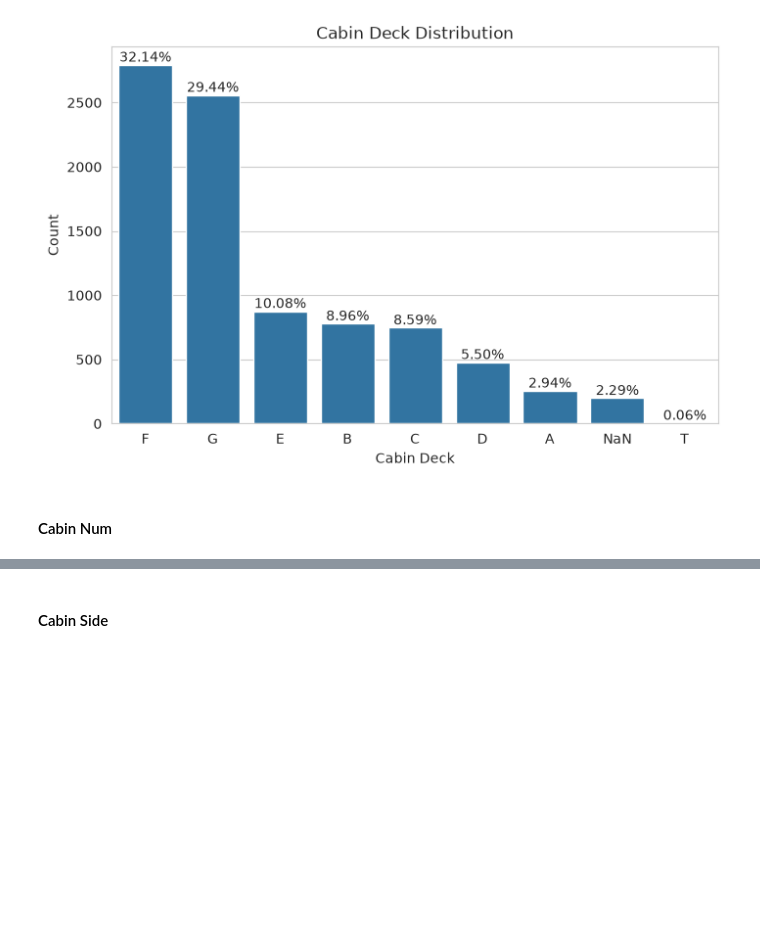
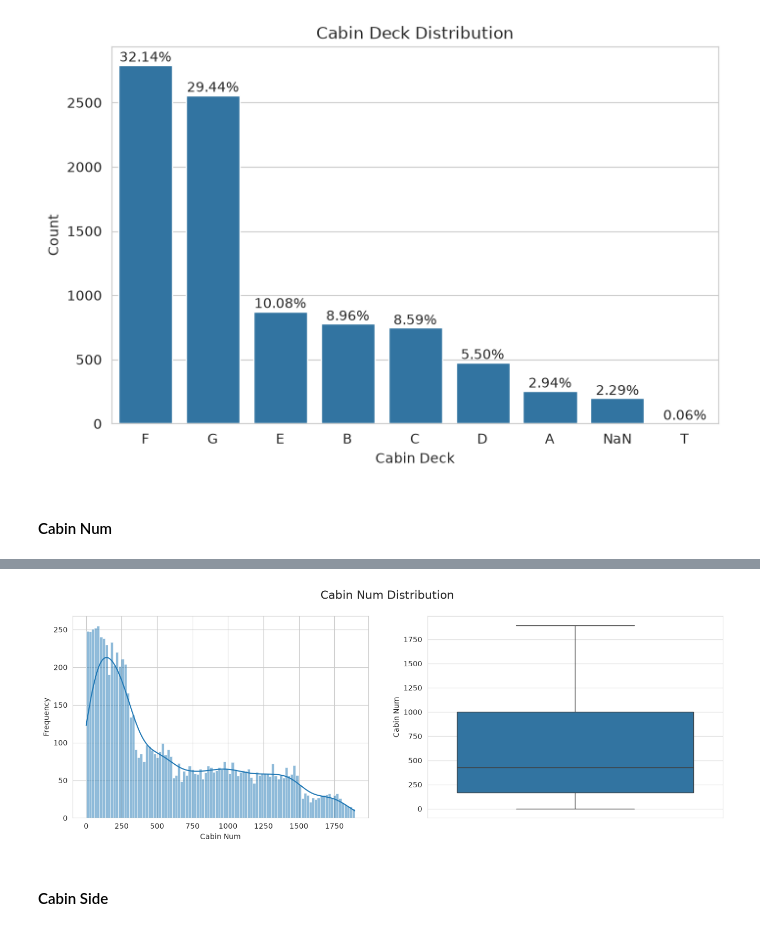
Before and after one commit to ash1ra/Spaceship-Titanic, a Jupyter notebook: notebooks/Spaceship Titanic v3.ipynb, the cells around one changed output, grey strips where cells are left out. Drawn from its saved outputs; the diff is of its cells as text; code cells hidden in the pictures; blank space fills up the shorter version.

```diff
--- a/notebooks/Spaceship Titanic v3.ipynb
+++ b/notebooks/Spaceship Titanic v3.ipynb
@@ -275,10 +275,10 @@ df["Destination"] = df["Destination"].astype("category")
 df["Cryo_Sleep"] = df["Cryo_Sleep"].astype("boolean")
 df["VIP"] = df["VIP"].astype("boolean")
 df["Cabin_Deck"] = df["Cabin_Deck"].astype("category")
-df["Cabin_Num"] = df["Cabin_Num"].astype("float")
+df["Cabin_Num"] = df["Cabin_Num"].astype("Int64")
 df["Cabin_Side"] = df["Cabin_Side"].astype("category")
 df["Cabin_Group_Size"] = df["Cabin_Group_Size"].astype("Int64").astype("category")
-df["Passenger_Group_ID"] = df["Passenger_Group_ID"].astype("float")
+df["Passenger_Group_ID"] = df["Passenger_Group_ID"].astype("Int64")
 df["Passenger_Group_Position"] = df["Passenger_Group_Position"].astype("Int64").astype("category")
 df["Travel_Group_Size"] = df["Travel_Group_Size"].astype("category")
 # %%
@@ -792,3 +822,17 @@ plt.show()
+# %%
+fig, axes = plt.subplots(ncols=2, figsize=(16,5))
+fig.suptitle("Cabin Num Distribution", fontsize=16)
+
+ax = sns.histplot(df["Cabin_Num"], ax=axes[0], bins=100, kde=True)
+ax.set_xlabel("Cabin Num")
+ax.set_ylabel("Frequency")
+
+ax = sns.boxplot(df["Cabin_Num"], ax=axes[1])
+ax.set_ylabel("Cabin Num")
+
+plt.show()
+# %% [output]
+[figure, added]
 # %% [markdown]
 #### Cabin Side
 # %%
```
Also changed, not shown: parts of 39 cells of this notebook.
